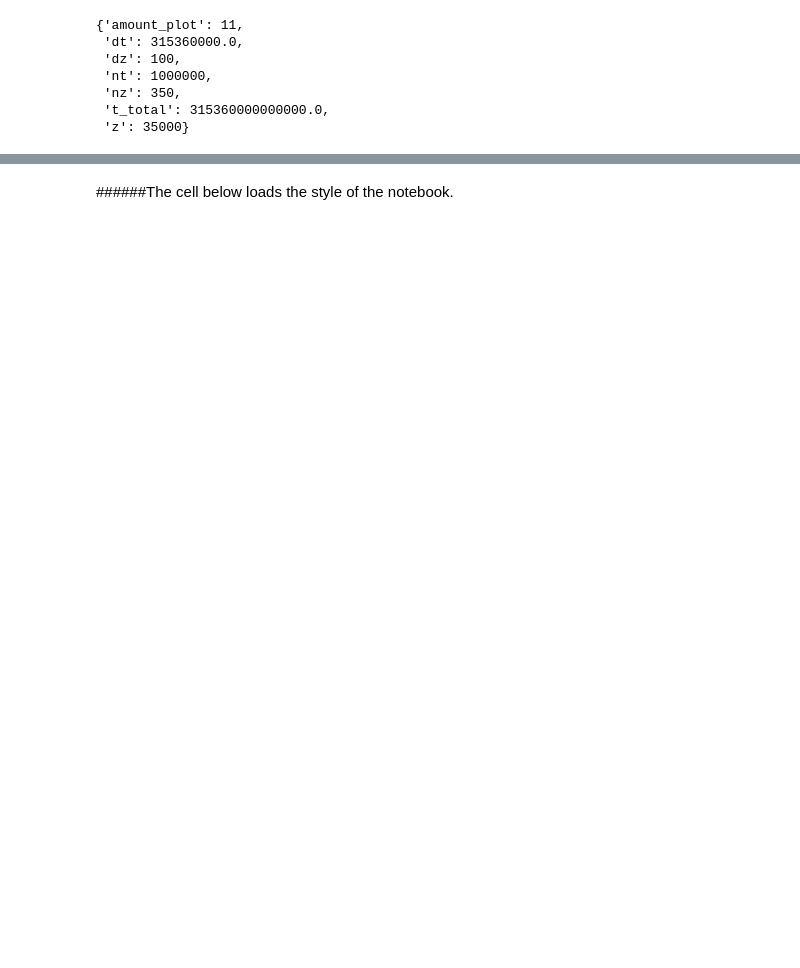
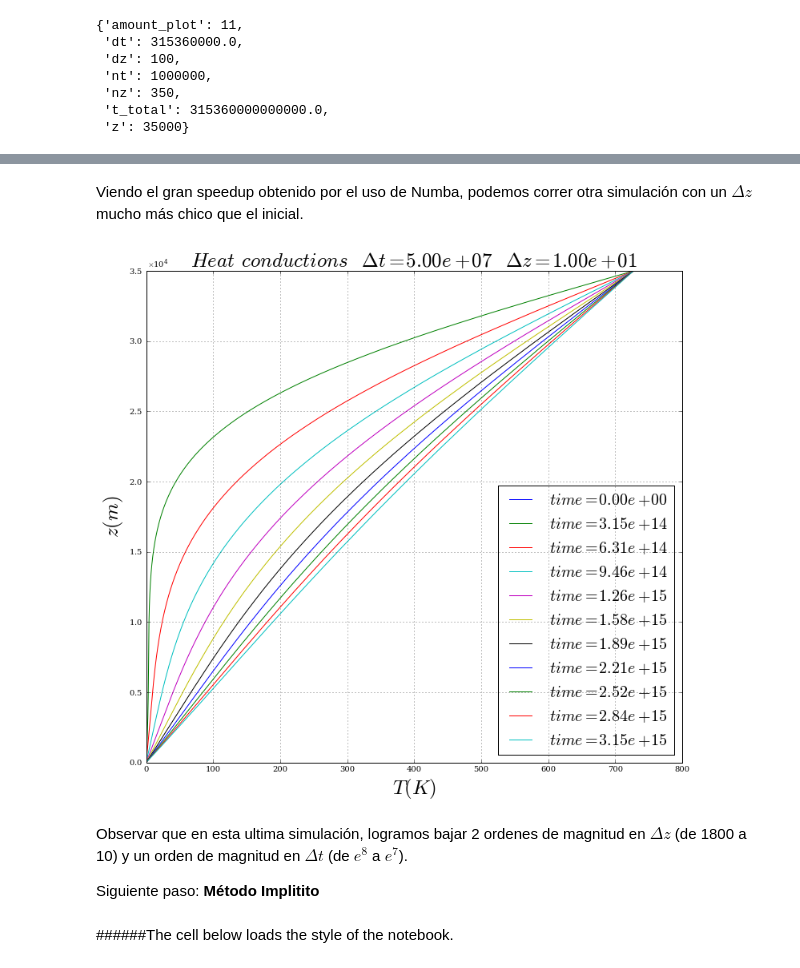
Before and after one commit to pewen/transferencia_calor, a Jupyter notebook: transporte_calor_metodo_explicito.ipynb, the cells around one changed output, grey strips where cells are left out. Cells and saved outputs as stored; diff of their text form; code cells hidden in the pictures; blank space fills up the shorter version.

```diff
--- a/transporte_calor_metodo_explicito.ipynb
+++ b/transporte_calor_metodo_explicito.ipynb
@@ -275,3 +244,14 @@ Time to solve (in seconds): 21.550806760787964
+# %% [markdown]
+Viendo el gran speedup obtenido por el uso de Numba, podemos correr otra simulación con un $\Delta z$ mucho más chico que el inicial.
+# %%
+T_out, prop = solve_explicit(dz=10, amount_plot=10, metodo='explicit_numba')
+pretty_plot(T_out, prop)
+# %% [output]
+[figure, added]
+# %% [markdown]
+Observar que en esta ultima simulación, logramos bajar 2 ordenes de magnitud en $\Delta z$ (de 1800 a 10) y un orden de magnitud en $\Delta t$ (de $e^{8}$ a $e^{7}$).
+
+Siguiente paso: **Método Implitito**
 # %% [markdown]
 ######The cell below loads the style of the notebook.
 # %%
```
Also changed, not shown: parts of 16 cells of this notebook, 1 other file.
